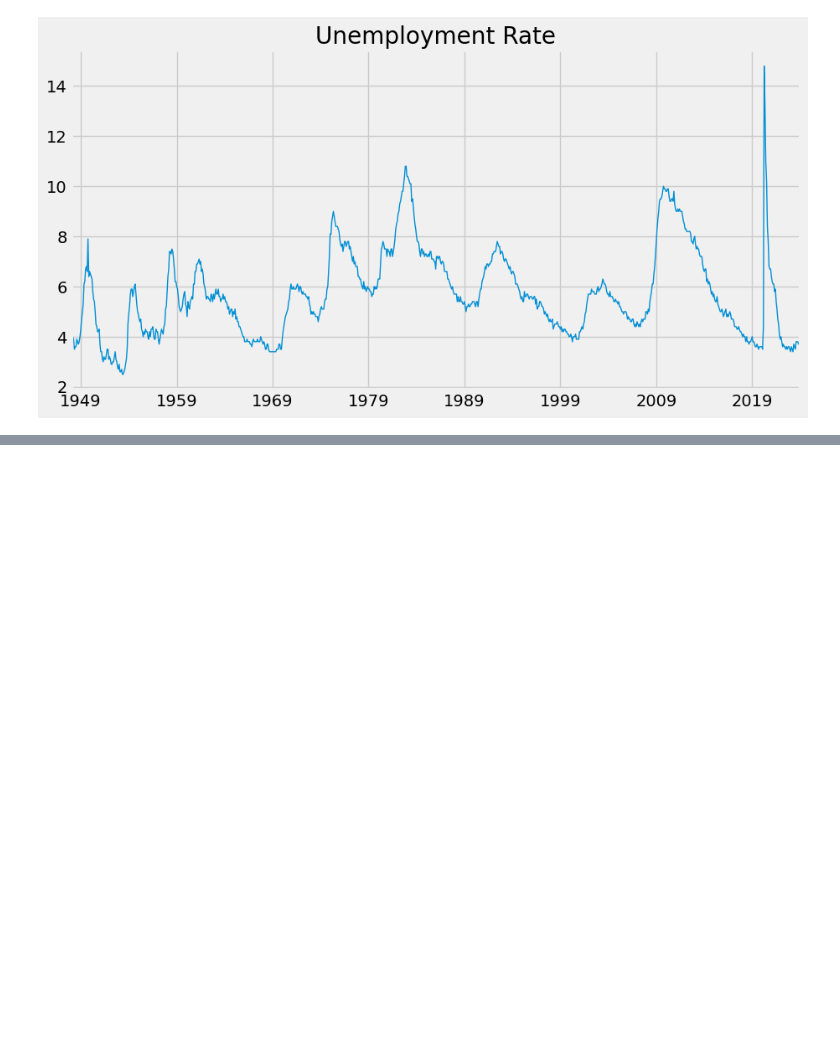
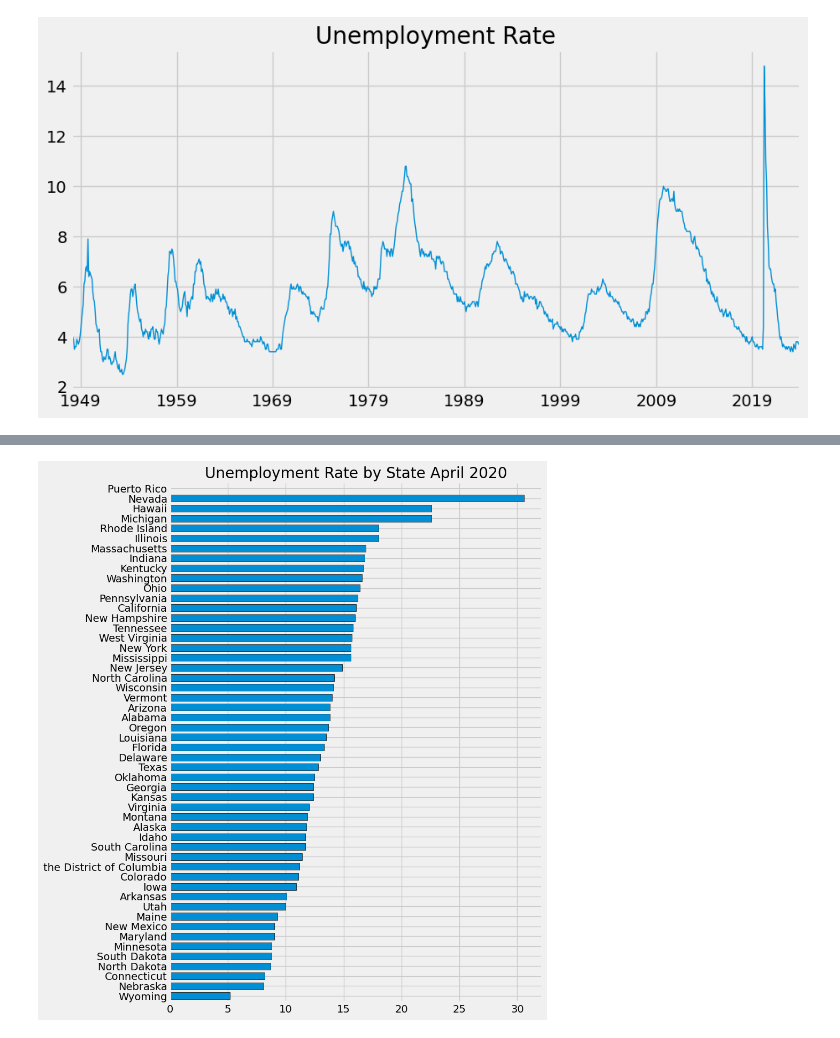
Before and after one commit to ctibby/economic_data_analysis, a Jupyter notebook: analysiswithfredandpandas.ipynb, the cells around one changed output, grey strips where cells are left out. Cells and saved outputs as stored; diff of their text form; code cells hidden in the pictures; blank space fills up the shorter version.

```diff
--- a/analysiswithfredandpandas.ipynb
+++ b/analysiswithfredandpandas.ipynb
@@ -119,0 +144,4 @@ pd.concat(all_results, axis=1)
+# %%
+id_to_state = unemp_df['title'].str.replace('Unemployment Rate in ', '').to_dict()
+# %%
+uemp_states.columns = [id_to_state[c] for c in uemp_states.columns]
@@ -119,0 +162,8 @@ pd.concat(all_results, axis=1)
+# %%
+uemp_states.loc[uemp_states.index == '2020-04-01'].T \
+    .sort_values('2020-04-01') \
+    .plot(kind='barh', figsize=(8, 12), width=.7, edgecolor='black',
+          title='Unemployment Rate by State April 2020') \
+    .legend().remove()
+# %% [output]
+[figure, added]
```
Also changed, not shown: parts of 10 cells of this notebook.
